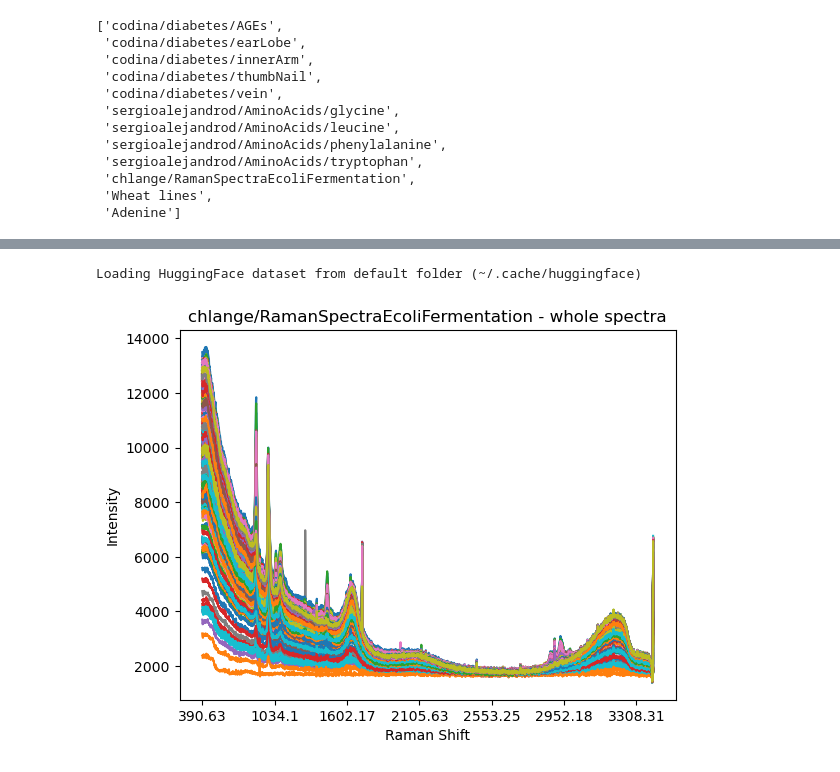
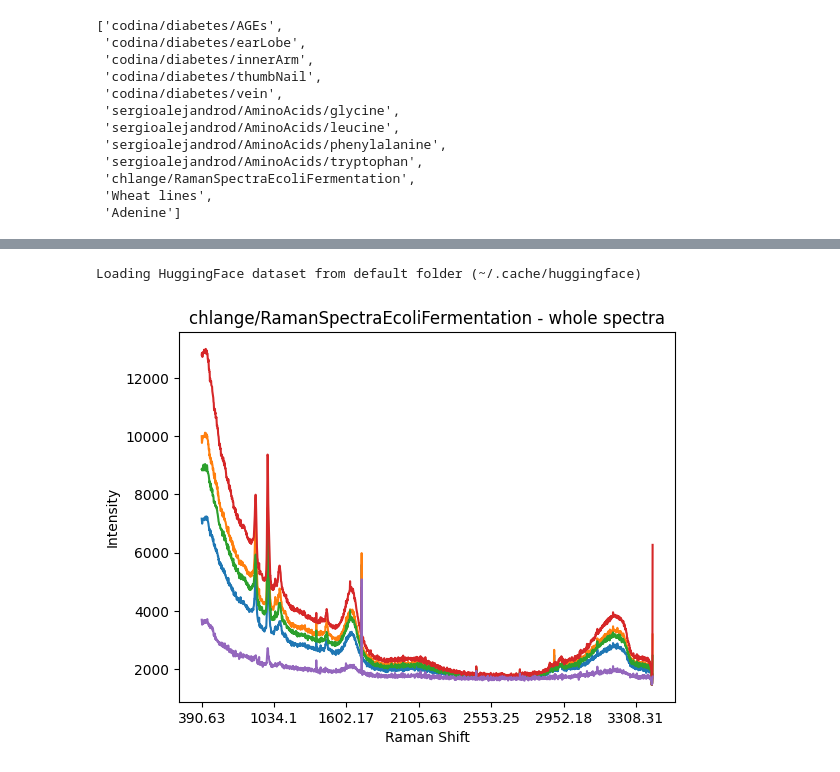
Before and after one commit to ml-lab-htw/raman_data, a Jupyter notebook: demo.ipynb, the cells around one changed output, grey strips where cells are left out. Saved outputs shown, nothing was run; the diff lists cells and outputs as text; code cells hidden in the pictures.

```diff
--- a/demo.ipynb
+++ b/demo.ipynb
@@ -109,24 +109,21 @@ Dataset metadata:
 # %%
 # Another example to look at the whole dataset
 chosen_dataset = "chlange/RamanSpectraEcoliFermentation"
 
 # Load the dataset
 dataset = raman_data(chosen_dataset)
 
 # Extract spectra and target labels
-data = dataset.data
-spectra = dataset.spectra
-
-# Prepare the dataset as you need
-df = pd.DataFrame(data=data, index=spectra)
+spectra      = dataset.spectra       # intensity data
+raman_shifts = dataset.raman_shifts  # wavenumber values (x-axis)
 
 # Plot the dataset
-plt.plot(df)
+plt.plot(raman_shifts, spectra[:, :5])
 plt.xlabel('Raman Shift')
 plt.ylabel('Intensity')
 plt.title(f"{chosen_dataset} - whole spectra")
 plt.xticks([_ for _ in range(0, 2000, 300)])
 plt.show()
 # %% [output]
 Loading HuggingFace dataset from default folder (~/.cache/huggingface)
-[figure, old version]
+[figure, new version]
```
Also changed, not shown: parts of 2 cells of this notebook.
